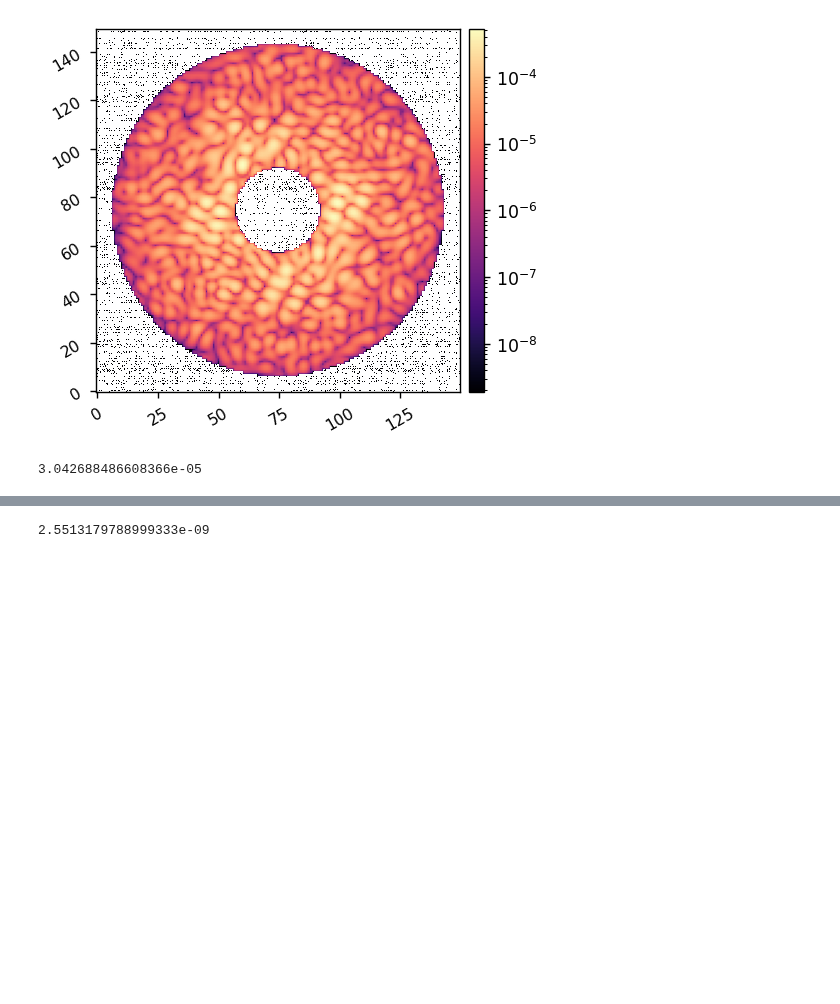
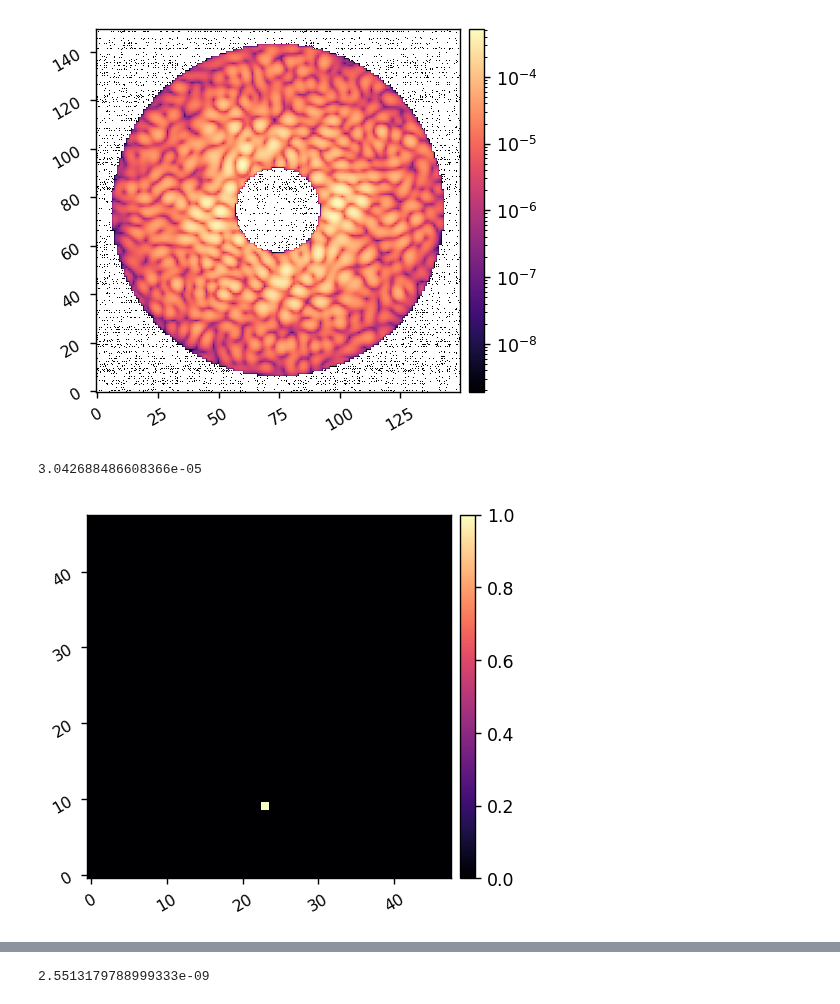
Before and after one commit to kian1377/roman-cgi-iefc, a Jupyter notebook: iefc_2dm_825_plots.ipynb, the cells around one changed output, grey strips where cells are left out. Drawn from its saved outputs; the diff is of its cells as text; code cells hidden in the pictures; blank space fills up the shorter version.

```diff
--- a/iefc_2dm_825_plots.ipynb
+++ b/iefc_2dm_825_plots.ipynb
@@ -73,3 +92,9 @@ print(mean_ni)
 [figure]
 [figure]
 3.042688486608366e-05
+# %%
+command = np.zeros((mode.Nact,mode.Nact))
+command[9,23] = 1
+imshow1(command)
+# %% [output]
+[figure, added]
```
Also changed, not shown: parts of 10 cells of this notebook, 5 other files.
